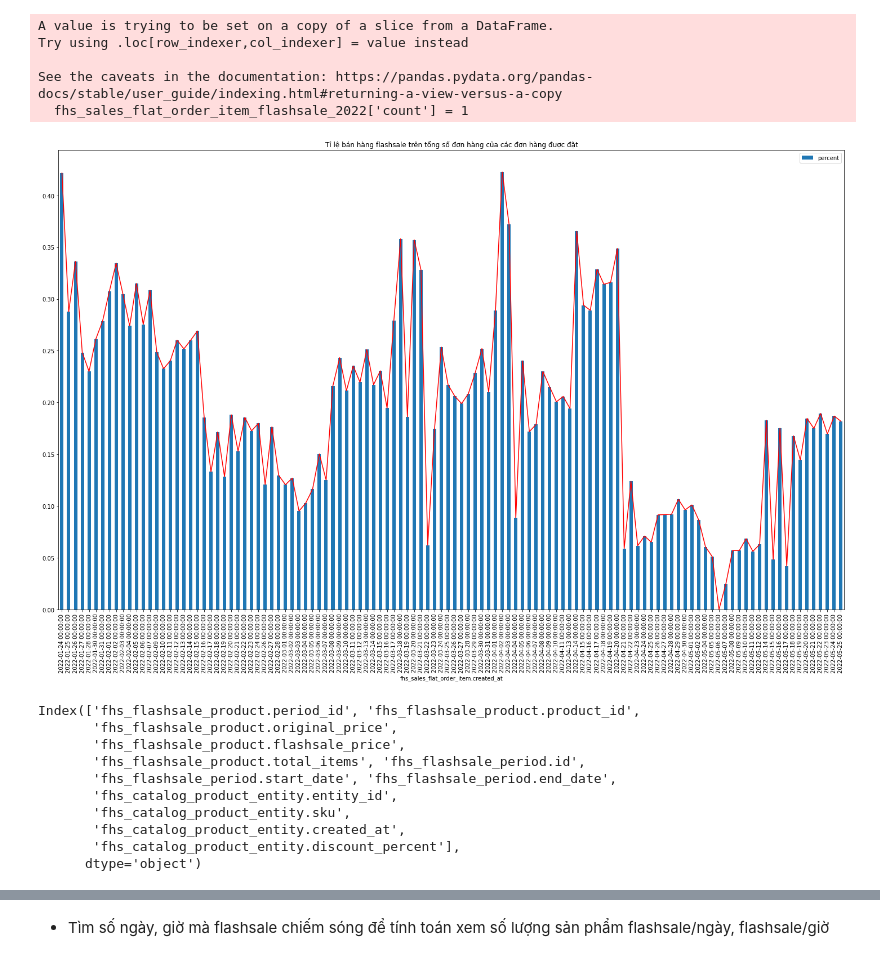
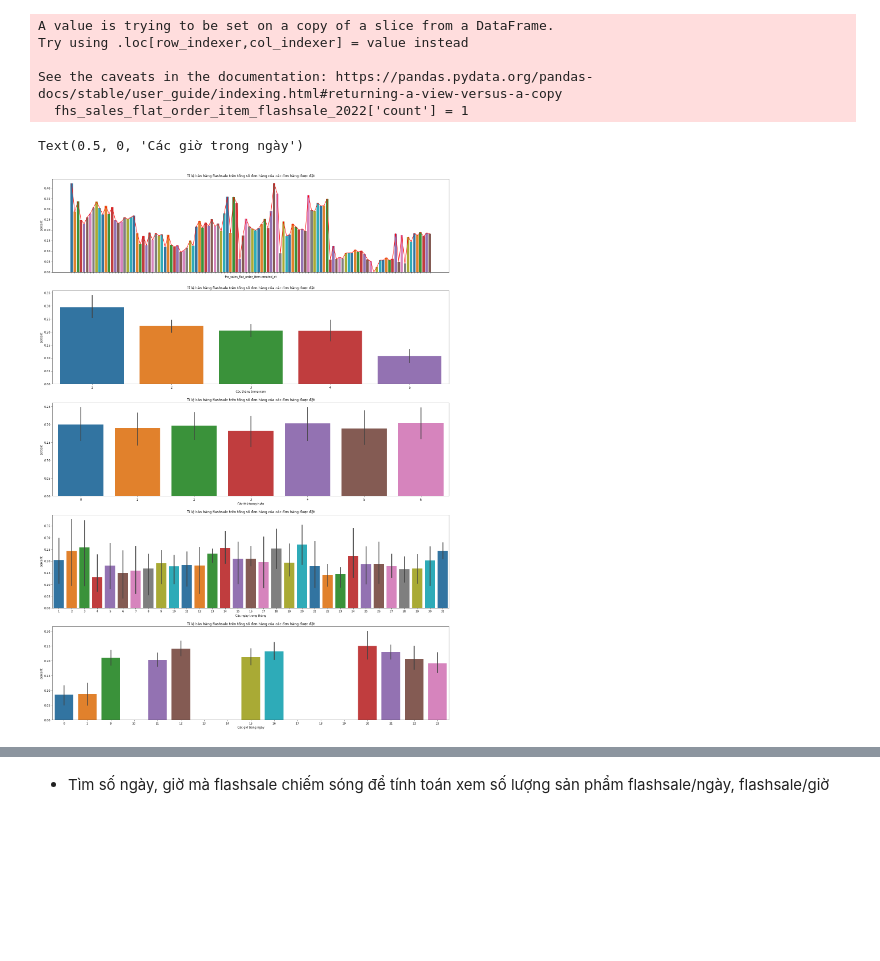
Before and after one commit to ToanLyHoa/Report-data-analysis, a Jupyter notebook: Analysis_Fahasa_Final.ipynb, the cells around one changed output, grey strips where cells are left out. Cells and saved outputs as stored; diff of their text form; code cells hidden in the pictures; blank space fills up the shorter version.

```diff
--- a/Analysis_Fahasa_Final.ipynb
+++ b/Analysis_Fahasa_Final.ipynb
@@ -1014,36 +1137,70 @@ See the caveats in the documentation: https://pandas.pydata.org/pandas-docs/stab
 # %%
 # chứa thông tin về đơn hàng bán trong từng ngày
 df = fhs_sales_flat_order_item_flashsale_2022.groupby(
           fhs_sales_flat_order_item_flashsale_2022['fhs_sales_flat_order_item.created_at'].dt.date)\
                     ['fhs_flashsale_product.total_items', 'count'].sum()
 df = df.reset_index()
 string_to_datetime(df, 'fhs_sales_flat_order_item.created_at')
 
 df['percent'] = df['count']/df['fhs_flashsale_product.total_items']
 
-fig, ax = plt.subplots(figsize = (25, 15))
+fig, ax = plt.subplots(5,1,figsize = (25, 35))
 
-df.plot.bar(x = 'fhs_sales_flat_order_item.created_at',
-                    y = 'percent', ax  = ax)
 
+sns.barplot(data = df,
+          x = df['fhs_sales_flat_order_item.created_at'],
+          y = 'percent',
+          ax = ax[0] ,palette = "tab10", estimator = np.mean)
+# df.plot.bar(x = 'fhs_sales_flat_order_item.created_at',
+#                     y = 'percent', ax  = ax)
 temp = df['percent'].interpolate(method='polynomial', order=5)
-temp.plot.line(ax = ax, color = 'red')
-# ['linear', 'time', 'index', 'values', 'nearest', 'zero', 'slinear', 'quadratic', 'cubic',
-#  'barycentric', 'krogh', 'spline', 'polynomial', 'from_derivatives', 'piecewise_polynomial', 'pchip', 'akima', 'cubicspline']
-ax.set_title('Tỉ lệ bán hàng flashsale trên tổng số đơn hàng của các đơn hàng được đặt')
-ax.set_xticklabels(ax.get_xticklabels(), rotation = 90);
+temp.plot.line(ax = ax[0], color = 'red')
+ax[0].set_title('Tỉ lệ bán hàng flashsale trên tổng số đơn hàng của các đơn hàng được đặt')
+ax[0].set_xticklabels('');
+ax[1].set_xlabel('Các ngày từ tháng 1 đến tháng 5 trong 2022')
+
+
+sns.barplot(data = df,
+          x = df['fhs_sales_flat_order_item.created_at'].dt.month,
+          y = 'percent',
+          ax = ax[1] ,palette = "tab10", estimator = np.mean)
+ax[1].set_title('Tỉ lệ bán hàng flashsale trên tổng số đơn hàng của các đơn hàng được đặt')
+ax[1].set_xlabel('Các tháng trong năm')
+
+sns.barplot(data = df,
+          x = df['fhs_sales_flat_order_item.created_at'].dt.dayofweek,
+          y = 'percent',
+          ax = ax[2] ,palette = "tab10", estimator = np.mean)
+ax[2].set_title('Tỉ lệ bán hàng flashsale trên tổng số đơn hàng của các đơn hàng được đặt')
+ax[2].set_xlabel('Các thứ trong tuần')
+
+sns.barplot(data = df,
+          x = df['fhs_sales_flat_order_item.created_at'].dt.day,
+          y = 'percent',
+          ax = ax[3] ,palette = "tab10", estimator = np.mean)
+ax[3].set_title('Tỉ lệ bán hàng flashsale trên tổng số đơn hàng của các đơn hàng được đặt')
+ax[3].set_xlabel('Các ngày trong tháng')
+
+df = fhs_sales_flat_order_item_flashsale_2022.groupby(
+          [fhs_sales_flat_order_item_flashsale_2022['fhs_sales_flat_order_item.created_at'].dt.date,
+                    fhs_sales_flat_order_item_flashsale_2022['fhs_sales_flat_order_item.created_at'].dt.hour])\
+                    ['fhs_flashsale_product.total_items', 'count'].sum()
+
+df.index.names = ['fhs_sales_flat_order_item.created_at_date',
+                    'fhs_sales_flat_order_item.created_at_hour']
+
+# reset index đưa về dataframe
+df = df.reset_index()
+# khi reset_index inedx đã đưa về sting nên ta cast về datetime
+string_to_datetime(df, 'fhs_sales_flat_order_item.created_at_date')
+df['percent'] = df['count']/df['fhs_flashsale_product.total_items']
+
+sns.barplot(data = df,
+          x = df['fhs_sales_flat_order_item.created_at_hour'],
+          y = 'percent',
+          ax = ax[4] ,palette = "tab10", estimator = np.mean)
+ax[4].set_title('Tỉ lệ bán hàng flashsale trên tổng số đơn hàng của các đơn hàng được đặt')
+ax[4].set_xlabel('Các giờ trong ngày')
 # %% [output]
+Text(0.5, 0, 'Các giờ trong ngày')
-[figure, old version]
+[figure, new version]
-# %%
-fhs_flashsale_product_info_2022.columns
-# %% [output]
-Index(['fhs_flashsale_product.period_id', 'fhs_flashsale_product.product_id',
-       'fhs_flashsale_product.original_price',
-       'fhs_flashsale_product.flashsale_price',
-       'fhs_flashsale_product.total_items', 'fhs_flashsale_period.id',
-       'fhs_flashsale_period.start_date', 'fhs_flashsale_period.end_date',
-       'fhs_catalog_product_entity.entity_id',
-       'fhs_catalog_product_entity.sku',
-       'fhs_catalog_product_entity.created_at',
-       'fhs_catalog_product_entity.discount_percent'],
-      dtype='object')
```
Also changed, not shown: parts of 12 cells of this notebook.
